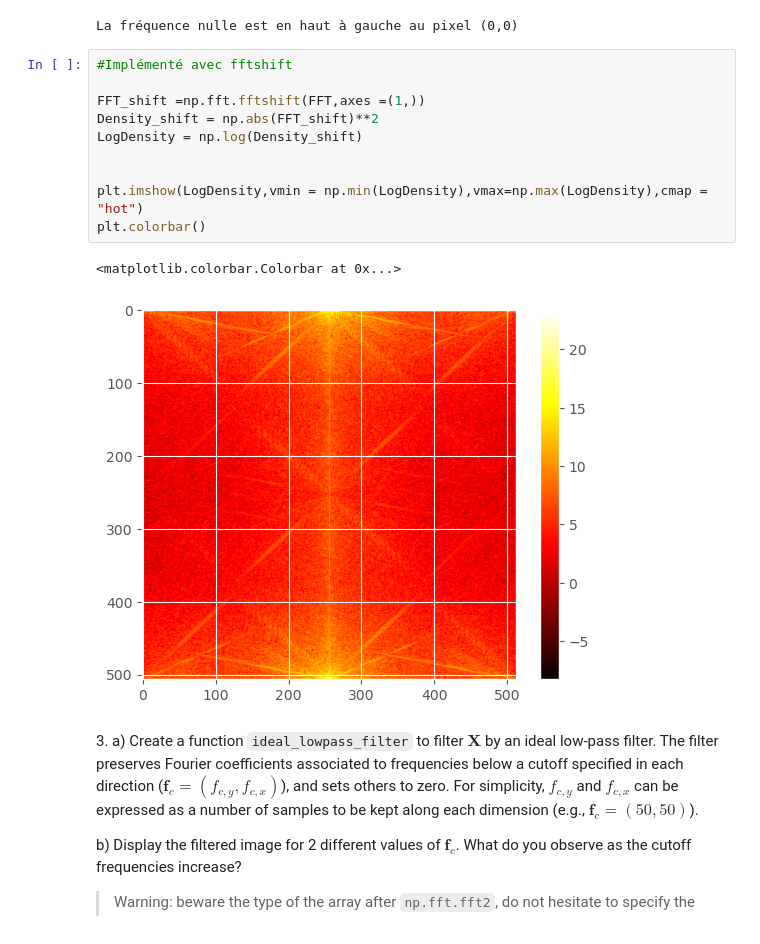
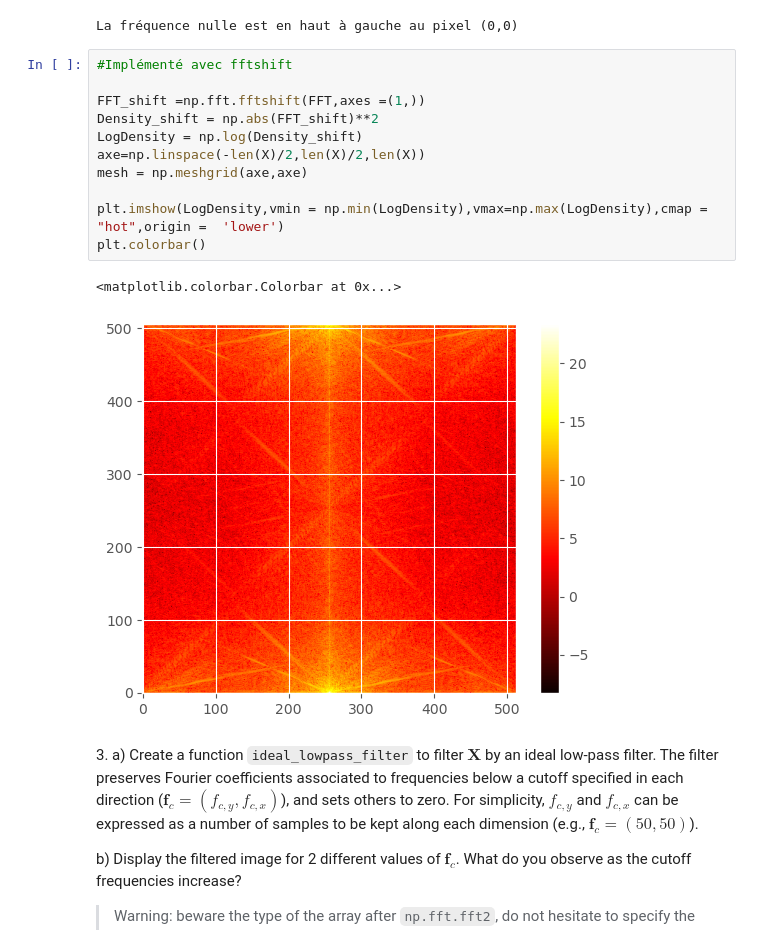
Before and after one commit to VictorCilleros/python_sdia_All, a Jupyter notebook: Labs/Lab3/lab3.ipynb, the cells around one changed output. Saved outputs shown, nothing was run; the diff lists cells and outputs as text.

```diff
--- a/Labs/Lab3/lab3.ipynb
+++ b/Labs/Lab3/lab3.ipynb
@@ -199,16 +199,17 @@ La fréquence nulle est en haut à gauche au pixel (0,0)
 # %%
 #Implémenté avec fftshift
 
 FFT_shift =np.fft.fftshift(FFT,axes =(1,))
 Density_shift = np.abs(FFT_shift)**2
 LogDensity = np.log(Density_shift)
+axe=np.linspace(-len(X)/2,len(X)/2,len(X))
+mesh = np.meshgrid(axe,axe)
 
-
-plt.imshow(LogDensity,vmin = np.min(LogDensity),vmax=np.max(LogDensity),cmap = "hot")
+plt.imshow(LogDensity,vmin = np.min(LogDensity),vmax=np.max(LogDensity),cmap = "hot",origin =  'lower')
 plt.colorbar()
 # %% [output]
 <matplotlib.colorbar.Colorbar at 0x...>
-[figure, old version]
+[figure, new version]
 # %% [markdown]
 3\.
     a) Create a function `ideal_lowpass_filter` to filter $\mathbf{X}$ by an ideal low-pass filter. The filter preserves Fourier coefficients associated to frequencies below a cutoff specified in each direction ($\mathbf{f}_c = (f_{c,y}, f_{c,x})$), and sets others to zero. For simplicity, $f_{c,y}$ and $f_{c,x}$ can be expressed as a number of samples to be kept along each dimension (e.g., $\mathbf{f}_c = (50,50)$).
```
Also changed, not shown: parts of 6 cells of this notebook.
